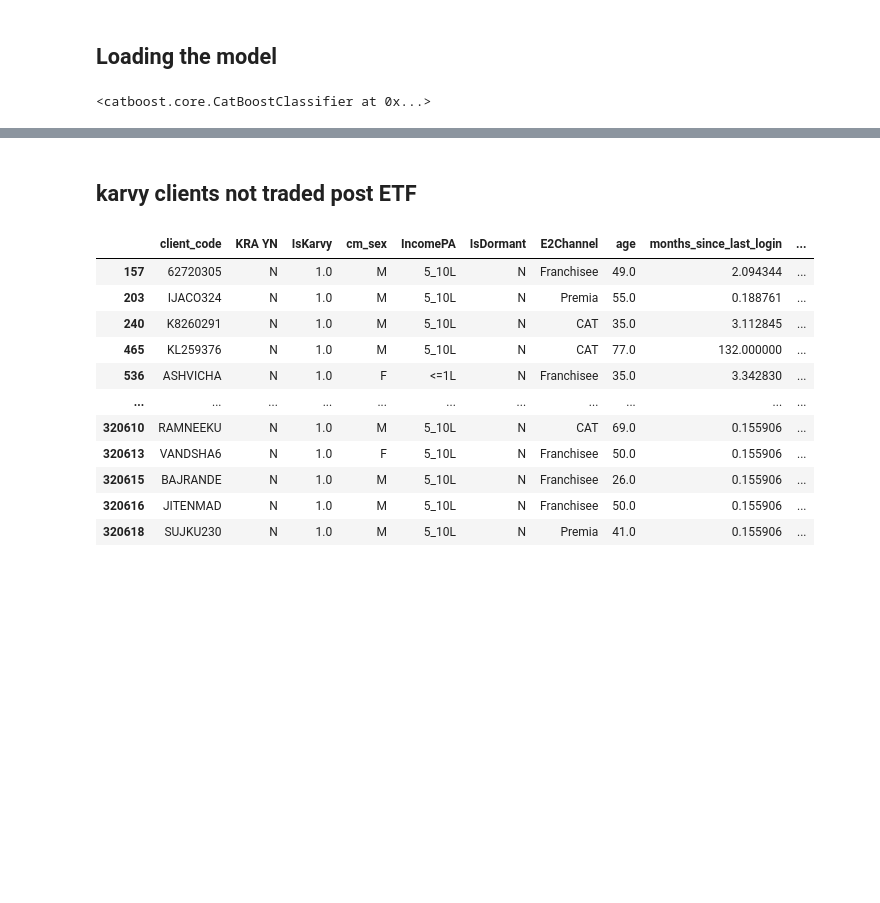
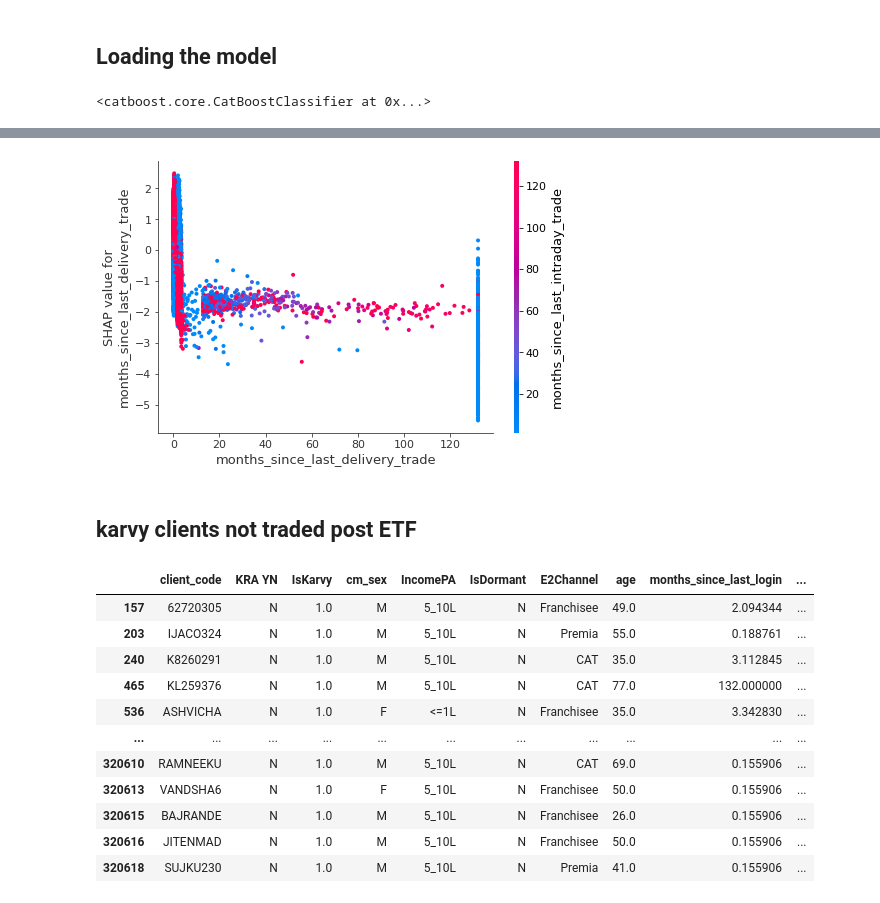
Before and after one commit to shineiifl/etf_trade_activation_model, a Jupyter notebook: notebooks/post_training_analysis_20211116.ipynb, the cells around one changed output, grey strips where cells are left out. Drawn from its saved outputs; the diff is of its cells as text; code cells hidden in the pictures; blank space fills up the shorter version.

```diff
--- a/notebooks/post_training_analysis_20211116.ipynb
+++ b/notebooks/post_training_analysis_20211116.ipynb
@@ -27,3 +51,7 @@ cat_clf.load_model('../models/catboost_classifier')
+# %%
+shap.dependence_plot("months_since_last_delivery_trade", shap_values, X)
+# %% [output]
+[figure, added]
 # %% [markdown]
 ## karvy clients not traded post ETF
 # %%
```
Also changed, not shown: parts of 12 cells of this notebook, 7 other files.
